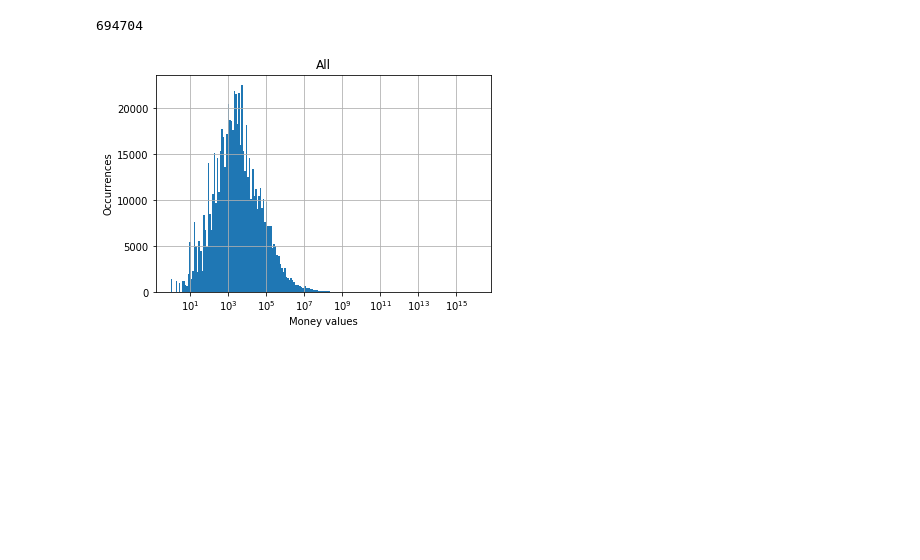
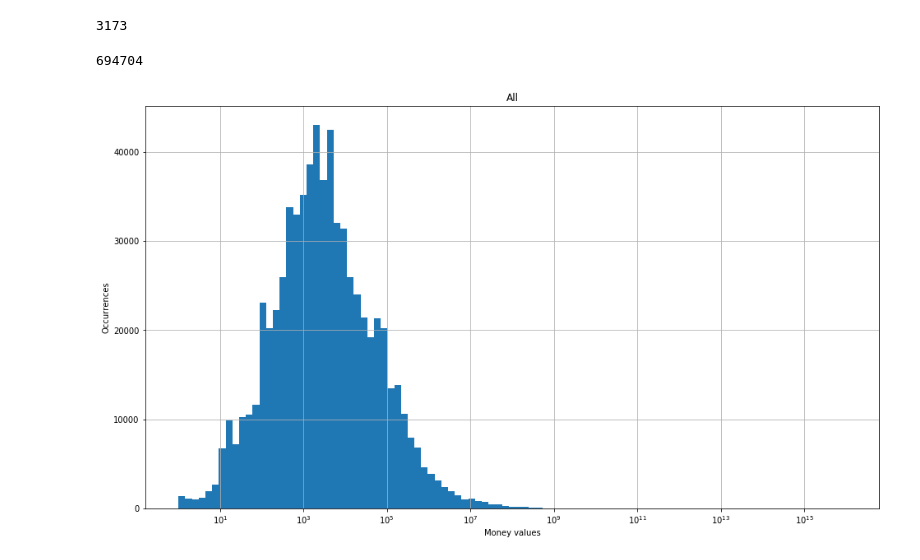
Before and after one commit to Slayyy/pjn, a Jupyter notebook: 1/1.ipynb, the cells around one changed output. Cells and saved outputs as stored; diff of their text form; code cells hidden in the pictures; blank space fills up the shorter version.

```diff
--- a/1/1.ipynb
+++ b/1/1.ipynb
@@ -13,16 +14,24 @@ import numpy as np
 def read_judgments_jsons(files):
     for path in files:
         yield json.loads(pathlib.Path(path).read_text())
-
 
 def items_from_judgments_jsons(judgments):
     for judgment in judgments:
         for item in judgment["items"]:
             yield item
 
-
 def is_correct_judgment_year(year):
     return lambda item:item["judgmentDate"][:4] == year
+
+def items_in_given_year(files):
+    judgments_jsons = read_judgments_jsons(files)
+    items = items_from_judgments_jsons(judgments_jsons)
+    for item in filter(is_correct_judgment_year(YEAR), items):
+        yield item
+
+def text_contents_in_given_year(files):
+    for item in items_in_given_year(files):
+        yield item["textContent"]
 # %%
 def get_multiplier(expression):
     word_to_multiplier_tuples = {
@@ -92,5 +94,23 @@ def extract_money_amounts_from_text(text):
+# %%
+files = glob.glob("data/json/judgments*.json")
+print(len(files))
+# %% [output]
+3173
+# %%
+judgments_jsons = read_judgments_jsons(files)
+items = items_from_judgments_jsons(judgments_jsons)
+
+money_amounts = []
+
+for text_content in text_contents_in_given_year(files):
+    money_amounts.extend(extract_money_amounts_from_text(text_content))
+
+print(len(money_amounts))
+# %% [output]
+694704
 # %%
 def show_histogram(name, data, bins):
+    plt.figure(figsize=(16, 9))
     plt.hist(data, bins)
     plt.gca().set_xscale("log")
 
@@ -99,23 +119,9 @@ def show_histogram(name, data, bins):
     plt.ylabel("Occurrences")
     plt.grid(True)
     plt.show()
-# %%
-files = glob.glob("data/json/judgments*.json")
-
-judgments_jsons = read_judgments_jsons(files)
-items = items_from_judgments_jsons(judgments_jsons)
-
-money_amounts = []
-
-for item in filter(is_correct_judgment_year(YEAR), items):
-    text_content = item["textContent"]
-    money_amounts.extend(extract_money_amounts_from_text(text_content))
-
-print(len(money_amounts))
-# %% [output]
-694704
 # %%
-show_histogram("All", money_amounts, bins=np.logspace(0, 16, 200))
+# 1
+show_histogram("All", money_amounts, bins=np.logspace(0, 16, 100))
 # %% [output]
-[figure, old version]
+[figure, new version]
 # %%
```
Also changed, not shown: parts of 8 cells of this notebook.
